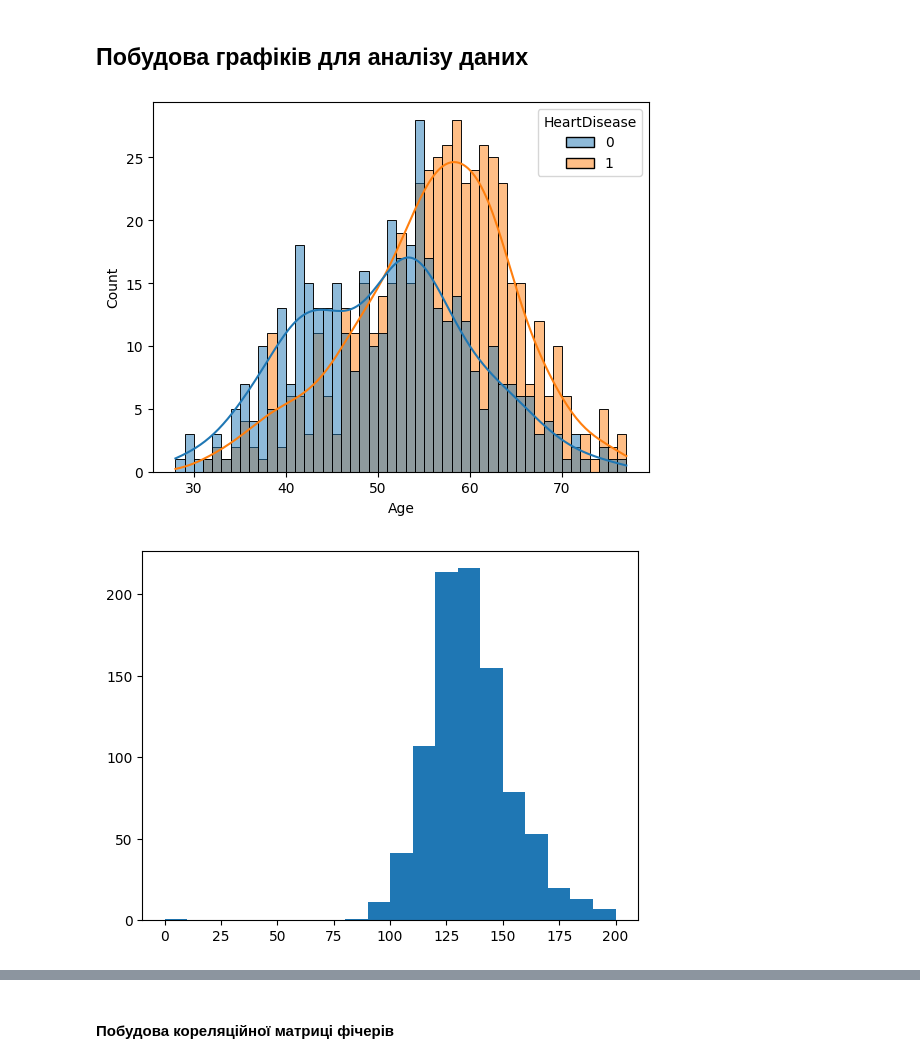
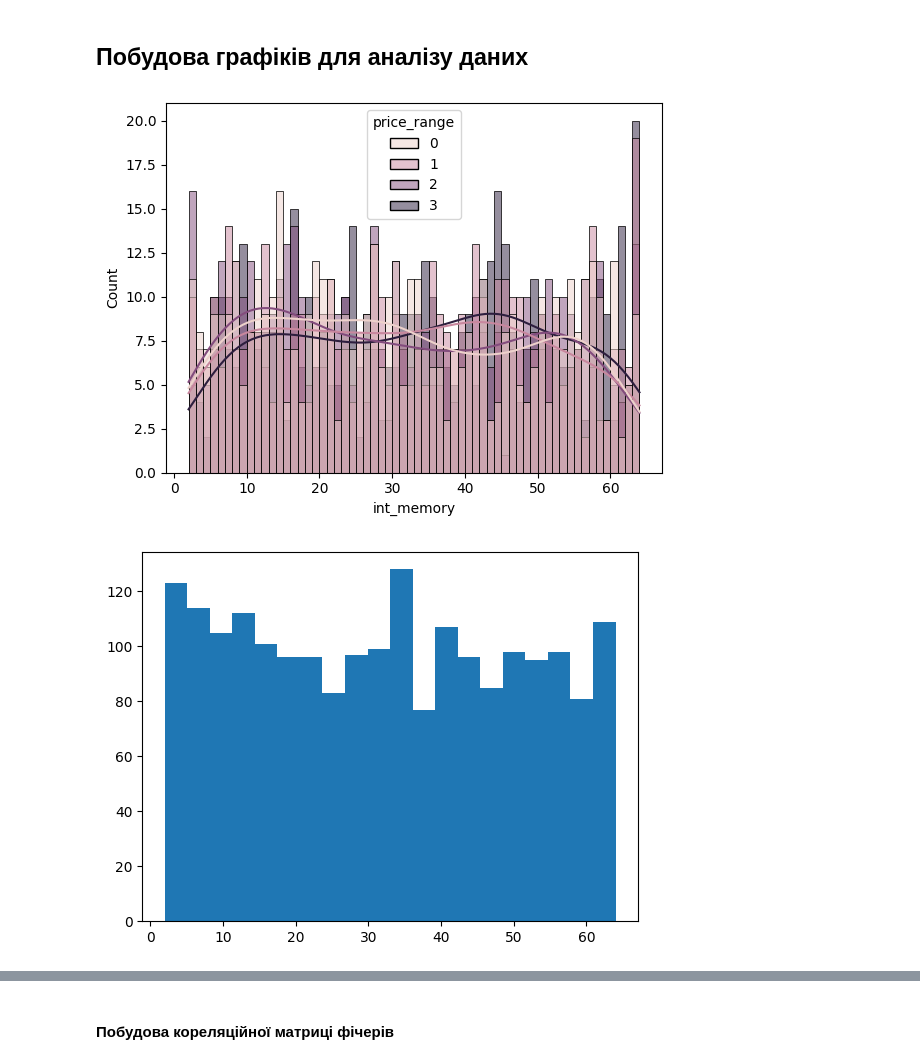
Before and after one commit to avhrst/python-learn, a Jupyter notebook: eda.ipynb, the cells around one changed output, grey strips where cells are left out. Saved outputs shown, nothing was run; the diff lists cells and outputs as text; code cells hidden in the pictures.

```diff
--- a/eda.ipynb
+++ b/eda.ipynb
@@ -14,7 +22,7 @@ Error:
 # %% [markdown]
 ## Завантаження даних
 # %%
-df = pd.read_csv("data/test.csv")
+df = pd.read_csv("data/train.csv")
 # %%
 df
 # %% [output]
@@ -94,17 +115 @@ HeartDisease        int64
 dtype: object
-# %%
-# Переводимо string фічери в числові за допомогою LabelEncoder
-sex_encoder = LabelEncoder()
-chest_pain_encoder = LabelEncoder()
-resting_ecg_encoder = LabelEncoder()
-exercise_angina_encoder = LabelEncoder()
-st_slope_encoder = LabelEncoder()
-
-df["Sex"] = sex_encoder.fit_transform(df["Sex"])
-df["ChestPainType"] = chest_pain_encoder.fit_transform(df["ChestPainType"])
-df["RestingECG"] = resting_ecg_encoder.fit_transform(df["RestingECG"])
-df["ExerciseAngina"] = exercise_angina_encoder.fit_transform(df["ExerciseAngina"])
-df["ST_Slope"] = st_slope_encoder.fit_transform(df["ST_Slope"])
-# %%
-# Переведення категоріальних фічерів у one-hot encoded
-df = pd.get_dummies(df, columns=['ChestPainType', 'RestingECG', 'ExerciseAngina', 'ST_Slope'])
@@ -147,13 +116,12 @@ dtype: object
 # %% [markdown]
 ## Побудова графіків для аналізу даних
 # %%
-# plt.hist(df["Age"], bins=20)
-sns.histplot(data=df, x='Age', hue='HeartDisease', binwidth=1, kde=True)
+sns.histplot(data=df, x='int_memory', hue='price_range', binwidth=1, kde=True)
 plt.show()
 # %% [output]
-[figure, old version]
+[figure, new version]
 # %%
-plt.hist(df["RestingBP"], bins=20)
+plt.hist(df["int_memory"], bins=20)
 plt.show()
 # %% [output]
-[figure, old version]
+[figure, new version]
```
Also changed, not shown: parts of 13 cells of this notebook, 3 other files.
